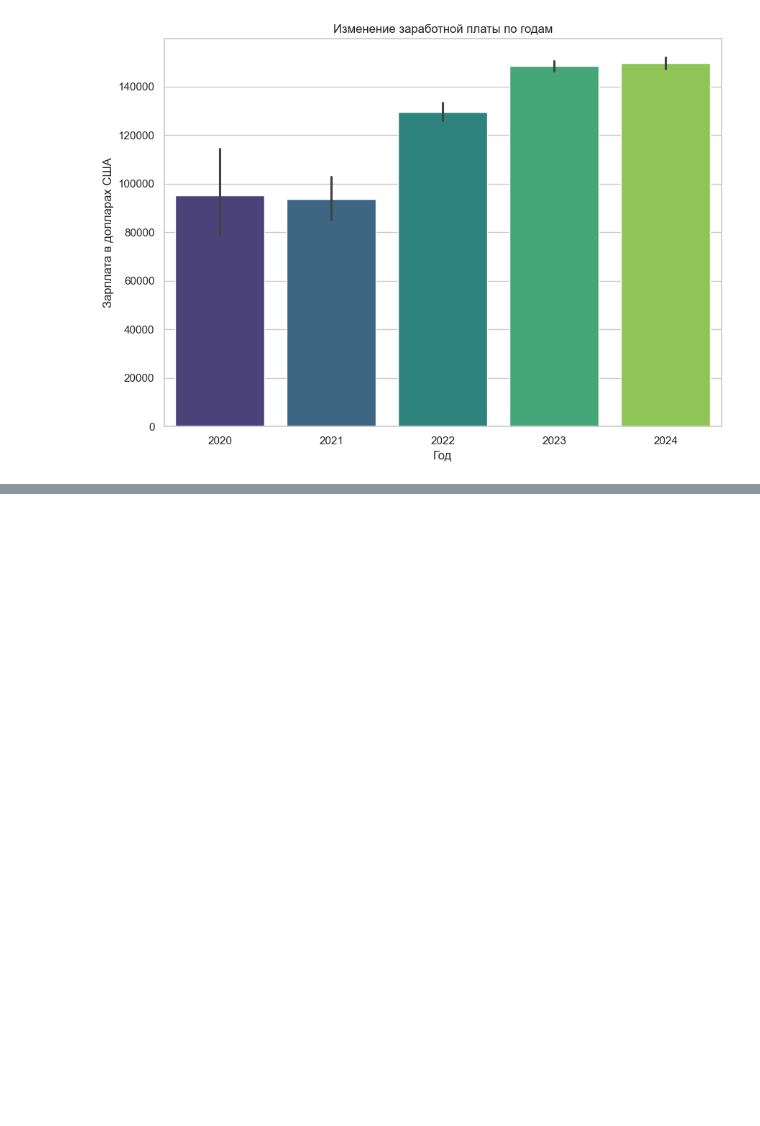
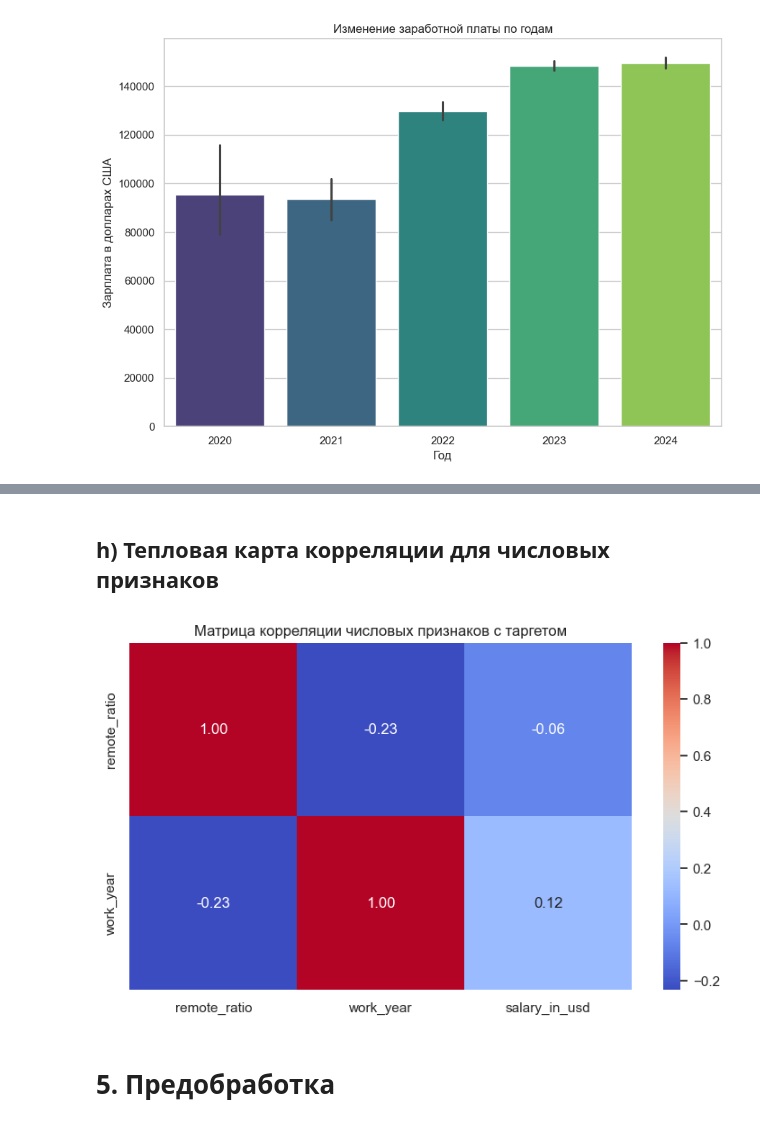
Before and after one commit to behzod33/ds_basic_final, a Jupyter notebook: ds_basic_final.ipynb, the cells around one changed output, grey strips where cells are left out. Drawn from its saved outputs; the diff is of its cells as text; code cells hidden in the pictures; blank space fills up the shorter version.

```diff
--- a/ds_basic_final.ipynb
+++ b/ds_basic_final.ipynb
@@ -579,0 +311,21 @@ print(f"Лучшая модель по R² на тестовой выборке:
+# %% [markdown]
+## h) Тепловая карта корреляции для числовых признаков
+# %%
+numeric_cols = df.select_dtypes("number").drop(columns="salary").columns.sort_values().tolist()
+
+if "salary_in_usd" in numeric_cols:
+    numeric_cols.remove("salary_in_usd")
+    numeric_cols.append("salary_in_usd")
+
+cor_matrix = df[numeric_cols].corr()
+cor_matrix = cor_matrix[numeric_cols].loc[numeric_cols][:-1]
+
+plt.figure(figsize=(9, 5), dpi=100)
+sns.heatmap(cor_matrix, annot=True, cmap="coolwarm", fmt=".2f")
+plt.title("Матрица корреляции числовых признаков с таргетом")
+plt.savefig("plots/Матрица_корреляции_числовых_признаков.png", dpi=300, bbox_inches='tight')
+plt.show()
+# %% [output]
+[figure, added]
+# %% [markdown]
+# 5. Предобработка
```
Also changed, not shown: parts of 67 cells of this notebook, 6 other files.
